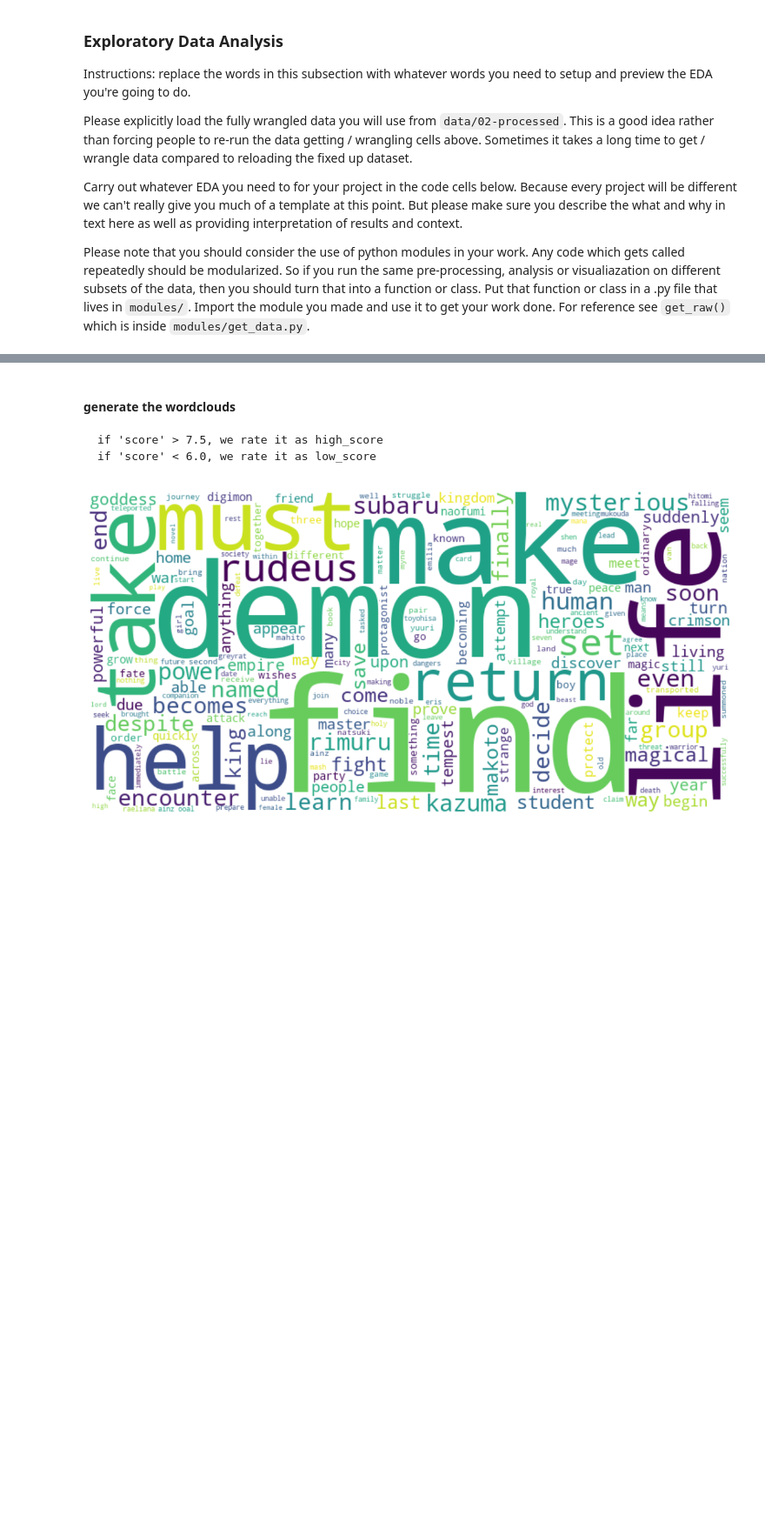
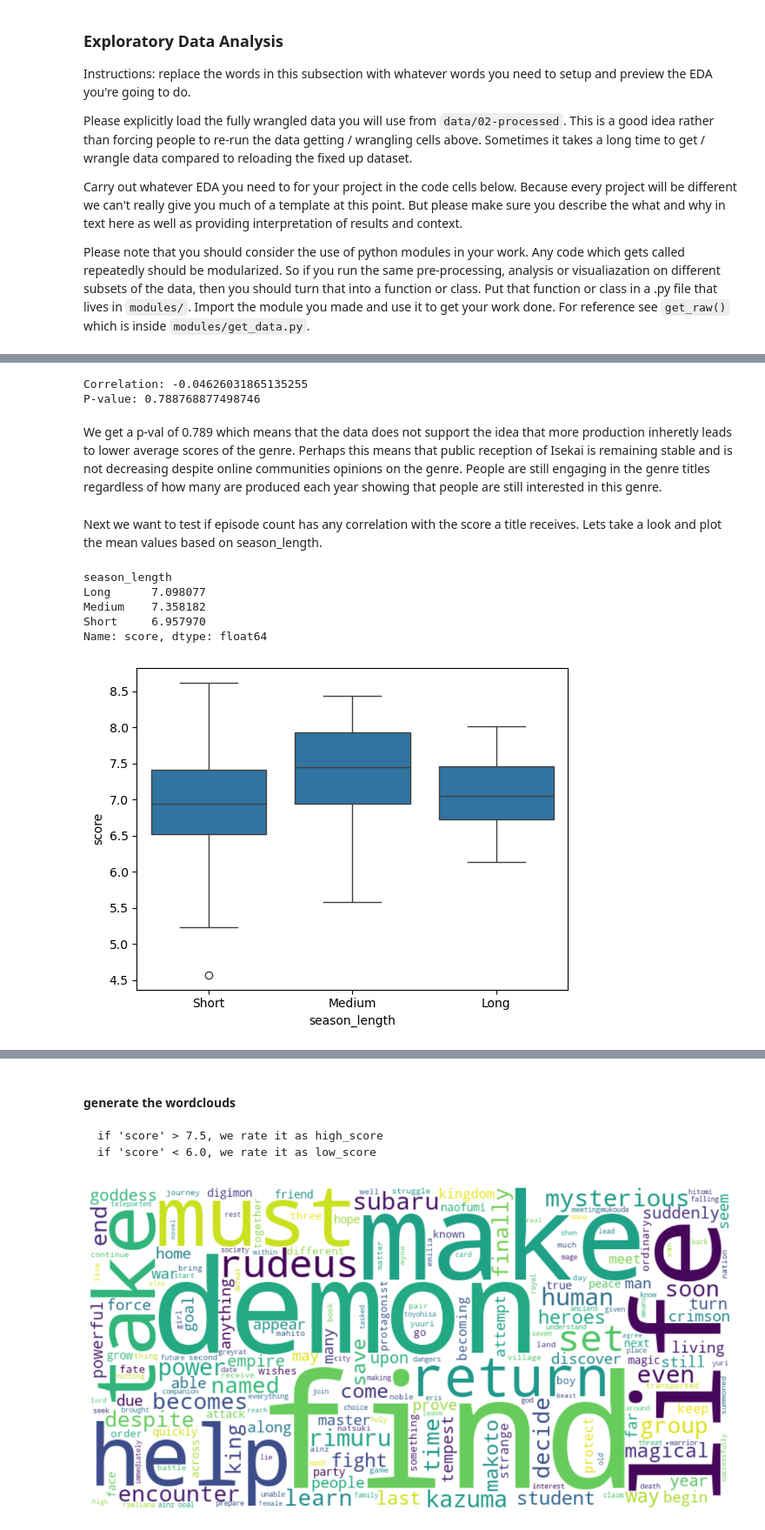
Before and after one commit to COGS108/Group139_WI26, a Jupyter notebook: 02-EDACheckpoint.ipynb, the cells around one changed output, grey strips where cells are left out. Shown at 87% size. Cells and saved outputs as stored; diff of their text form; code cells hidden in the pictures; blank space fills up the shorter version.

```diff
--- a/02-EDACheckpoint.ipynb
+++ b/02-EDACheckpoint.ipynb
@@ -460,0 +527,31 @@ Some more words and stuff.  Remember notebooks work best if you interleave the c
+# %%
+#tests if there is a significance between number of titles produced and yearly average score
+from scipy.stats import pearsonr
+yearly_df = pd.DataFrame({
+    'titles': titles_per_year,
+    'avg_score': ratings_per_year})
+corr, p_value = pearsonr(yearly_df['titles'], yearly_df['avg_score'])
+
+print("Correlation:", corr)
+print("P-value:", p_value)
+# %% [output]
+Correlation: -0.04626031865135255
+P-value: 0.788768877498746
+# %% [markdown]
+We get a p-val of 0.789 which means that the data does not support the idea that more production inheretly leads to lower average scores of the genre. Perhaps this means that public reception of Isekai is remaining stable and is not decreasing despite online communities opinions on the genre. People are still engaging in the genre titles regardless of how many are produced each year showing that people are still interested in this genre.
+# %% [markdown]
+Next we want to test if episode count has any correlation with the score a title receives. Lets take a look and plot the mean values based on season_length.
+# %%
+#calculate and plot the average rating based on season_length
+season_score = df.groupby('season_length')['score'].mean()
+print(season_score)
+
+sns.boxplot(data=df, x='season_length', y='score')
+plt.show()
+# %% [output]
+season_length
+Long      7.098077
+Medium    7.358182
+Short     6.957970
+Name: score, dtype: float64
+[figure, added]
```
Also changed, not shown: parts of 33 cells of this notebook.
